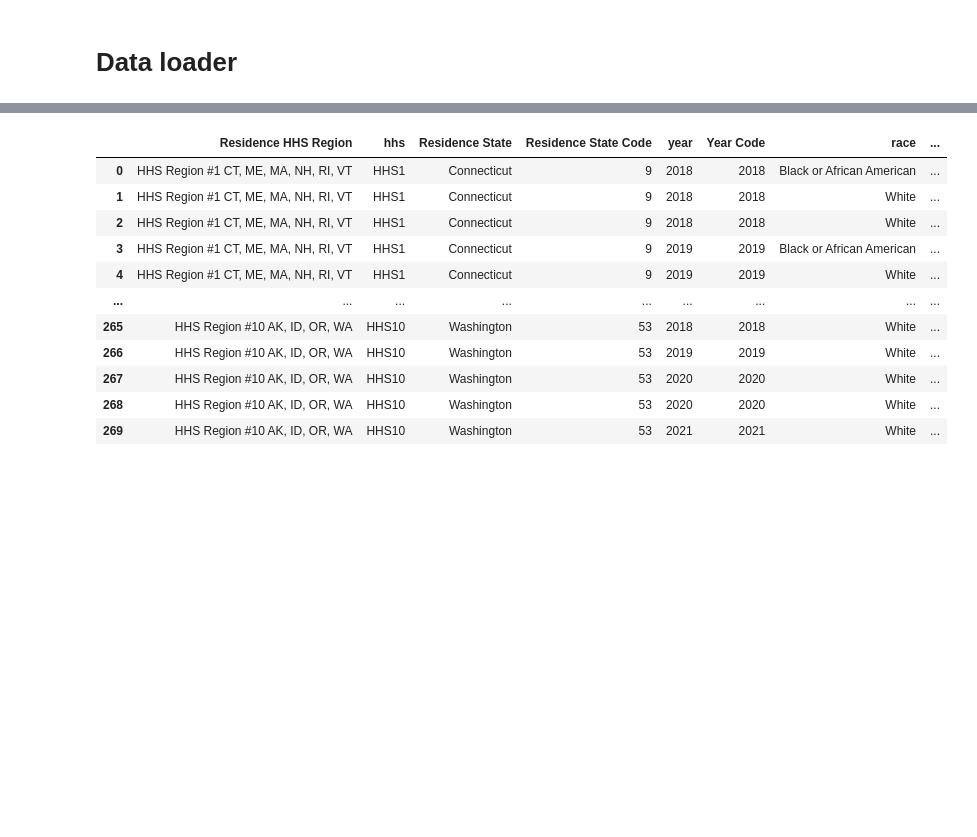
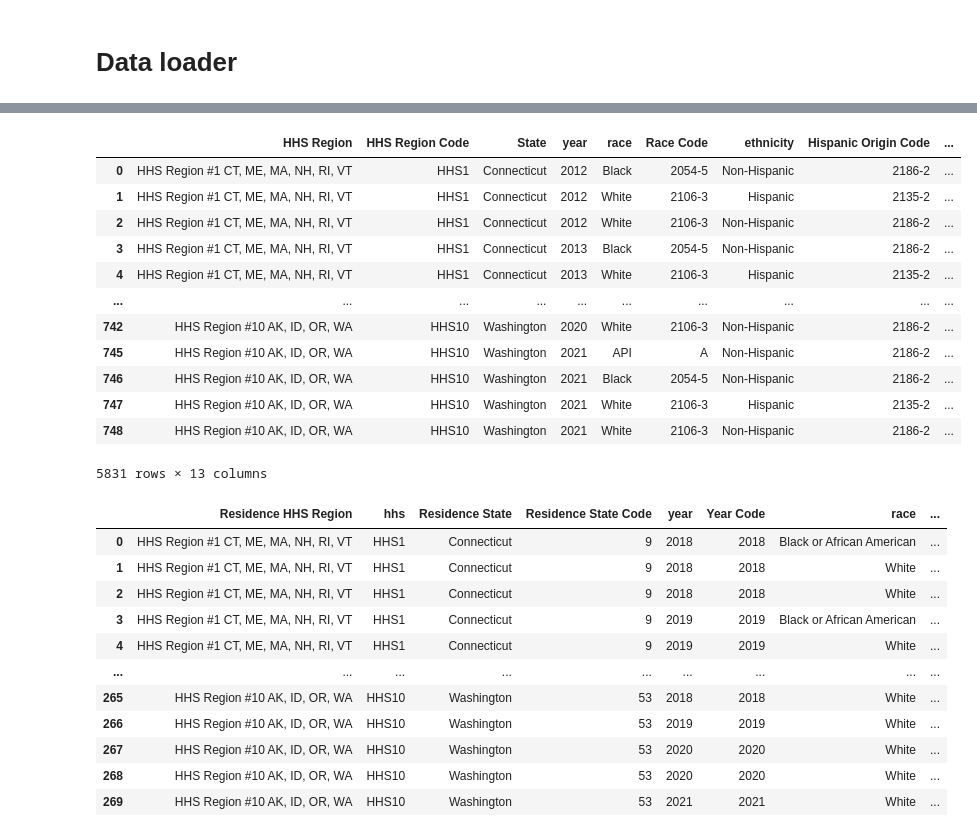
Before and after one commit to arnaud39/us_suicide_study, a Jupyter notebook: Suicide Project.ipynb, the cells around one changed output, grey strips where cells are left out. Drawn from its saved outputs; the diff is of its cells as text; code cells hidden in the pictures; blank space fills up the shorter version.

```diff
--- a/Suicide Project.ipynb
+++ b/Suicide Project.ipynb
@@ -422,3 +584,19 @@ queue = [
+# %%
+pd.concat(sd.data.values())
+# %% [output]
+|  | HHS Region | HHS Region Code | State | year | race | Race Code | ethnicity | Hispanic Origin Code | ... |
+| 0 | HHS Region #1 CT, ME, MA, NH, RI, VT | HHS1 | Connecticut | 2012 | Black | 2054-5 | Non-Hispanic | 2186-2 | ... |
+| 1 | HHS Region #1 CT, ME, MA, NH, RI, VT | HHS1 | Connecticut | 2012 | White | 2106-3 | Hispanic | 2135-2 | ... |
+| 2 | HHS Region #1 CT, ME, MA, NH, RI, VT | HHS1 | Connecticut | 2012 | White | 2106-3 | Non-Hispanic | 2186-2 | ... |
+| 3 | HHS Region #1 CT, ME, MA, NH, RI, VT | HHS1 | Connecticut | 2013 | Black | 2054-5 | Non-Hispanic | 2186-2 | ... |
+| 4 | HHS Region #1 CT, ME, MA, NH, RI, VT | HHS1 | Connecticut | 2013 | White | 2106-3 | Hispanic | 2135-2 | ... |
+| ... | ... | ... | ... | ... | ... | ... | ... | ... | ... |
+| 742 | HHS Region #10 AK, ID, OR, WA | HHS10 | Washington | 2020 | White | 2106-3 | Non-Hispanic | 2186-2 | ... |
+| 745 | HHS Region #10 AK, ID, OR, WA | HHS10 | Washington | 2021 | API | A | Non-Hispanic | 2186-2 | ... |
+| 746 | HHS Region #10 AK, ID, OR, WA | HHS10 | Washington | 2021 | Black | 2054-5 | Non-Hispanic | 2186-2 | ... |
+| 747 | HHS Region #10 AK, ID, OR, WA | HHS10 | Washington | 2021 | White | 2106-3 | Hispanic | 2135-2 | ... |
+| 748 | HHS Region #10 AK, ID, OR, WA | HHS10 | Washington | 2021 | White | 2106-3 | Non-Hispanic | 2186-2 | ... |
+5831 rows × 13 columns
 # %%
 x = "year"
 y = "suicide_perc"
```
Also changed, not shown: parts of 12 cells of this notebook, 7 other files.
